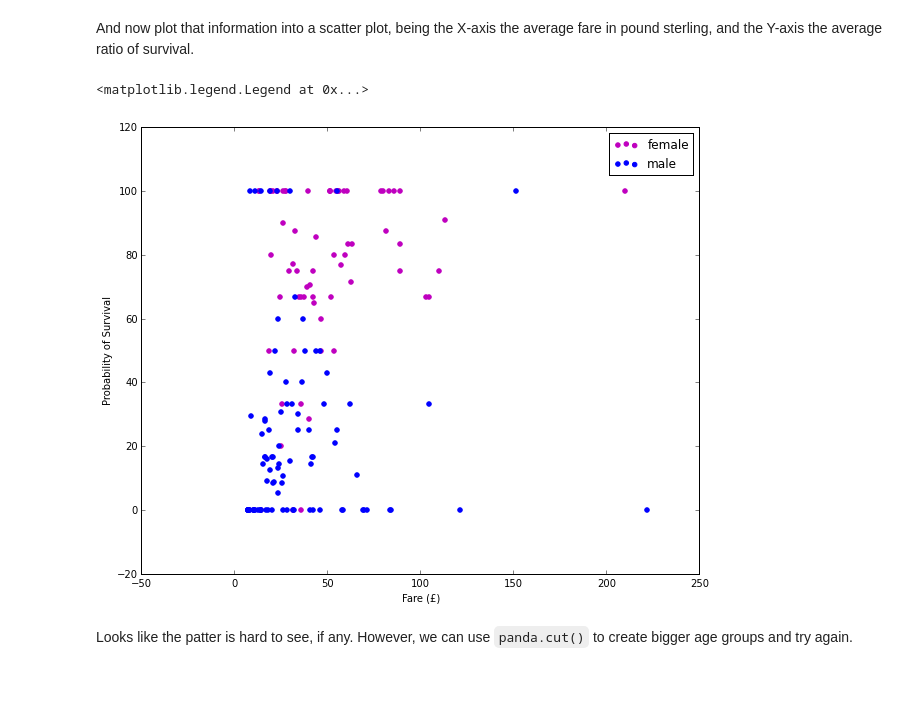
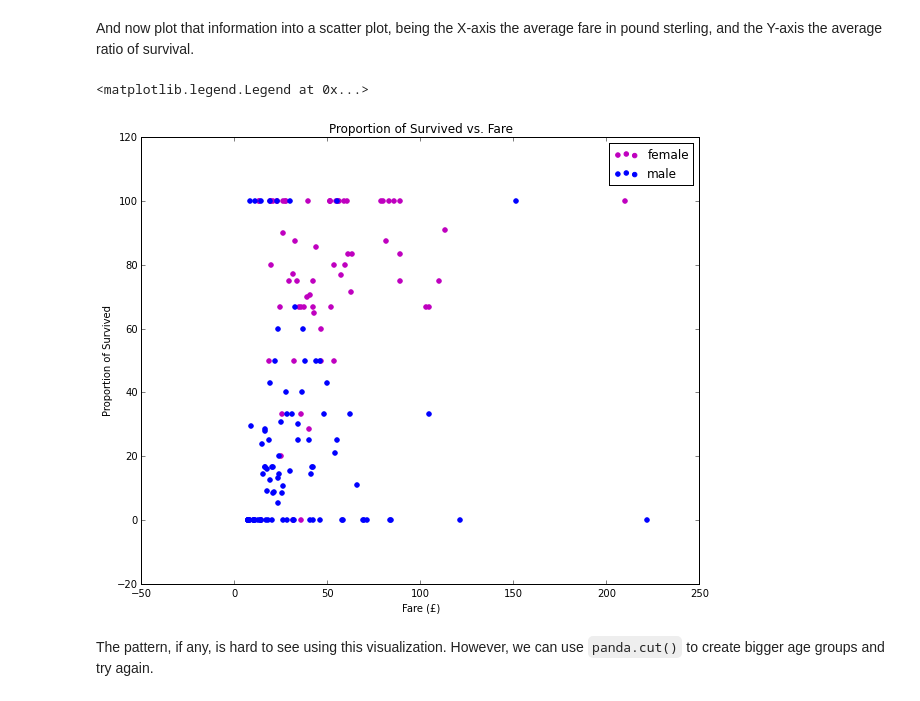
Before and after one commit to versae/DH2304, a Jupyter notebook: assignment1.ipynb, the cells around one changed output. Saved outputs shown, nothing was run; the diff lists cells and outputs as text; code cells hidden in the pictures.

```diff
--- a/assignment1.ipynb
+++ b/assignment1.ipynb
@@ -140,5 +142,5 @@ The last cosmetic change will be to replace the letters in the variable `embarke
 # %%
-titanic["embarked"] =
+titanic["embarked"] = titanic["embarked"].
 titanic.head()
 # %% [output]
 |  | pclass | survived | name | sex | age | sibsp | parch | ticket | fare | cabin | embarked | ... |
@@ -294,0 +327,7 @@ pd.pivot_table(titanic,
+# %%
+titanic["alone"] =
+ax = titanic.boxplot(column="", by="", grid=False)
+ax.set_title("")
+ax.set_xlabel("")
+ax.set_ylabel("")
+ax.get_figure().suptitle("")  # Do not change this statement
@@ -367,7 +405,8 @@ To further support this idea, let's create another pivot table, but instead of u
 pt_titanic2 = pd.pivot_table(titanic,
                index=[],
                values=[],
-               aggfunc={},
+               aggfunc={
+               },
                margins=True)
 pt_titanic2[[]]
 # %% [output]
@@ -393,21 +432,19 @@ pt_titanic2[[]]
 # %% [markdown]
 And now plot that information into a scatter plot, being the X-axis the average fare in pound sterling, and the Y-axis the average ratio of survival.
 # %%
-female = pt_titanic2.query
-male = pt_titanic2.query
-
+female2 = pt_titanic2.query
+male2 = pt_titanic2.query
 fig = plt.figure(figsize=(10, 8))
-
 ax = fig.add_subplot(1, 1, 1)
-ax.scatter(, color='m')
-ax.scatter(, color='b')
-
-ax.set_xlabel("(£)")
-ax.set_ylabel()
+ax.scatter(, , color='m')
+ax.scatter(, , color='b')
+ax.set_title()
+ax.set_xlabel("... (£)")
+ax.set_ylabel("")
 ax.legend(["female", "male"])
 # %% [output]
 <matplotlib.legend.Legend at 0x...>
-[figure, old version]
+[figure, new version]
 # %% [markdown]
-Looks like the patter is hard to see, if any. However, we can use `panda.cut()` to create bigger age groups and try again.
+The pattern, if any, is hard to see using this visualization. However, we can use `panda.cut()` to create bigger age groups and try again.
 # %%
```
Also changed, not shown: parts of 45 cells of this notebook, 3 other files.
